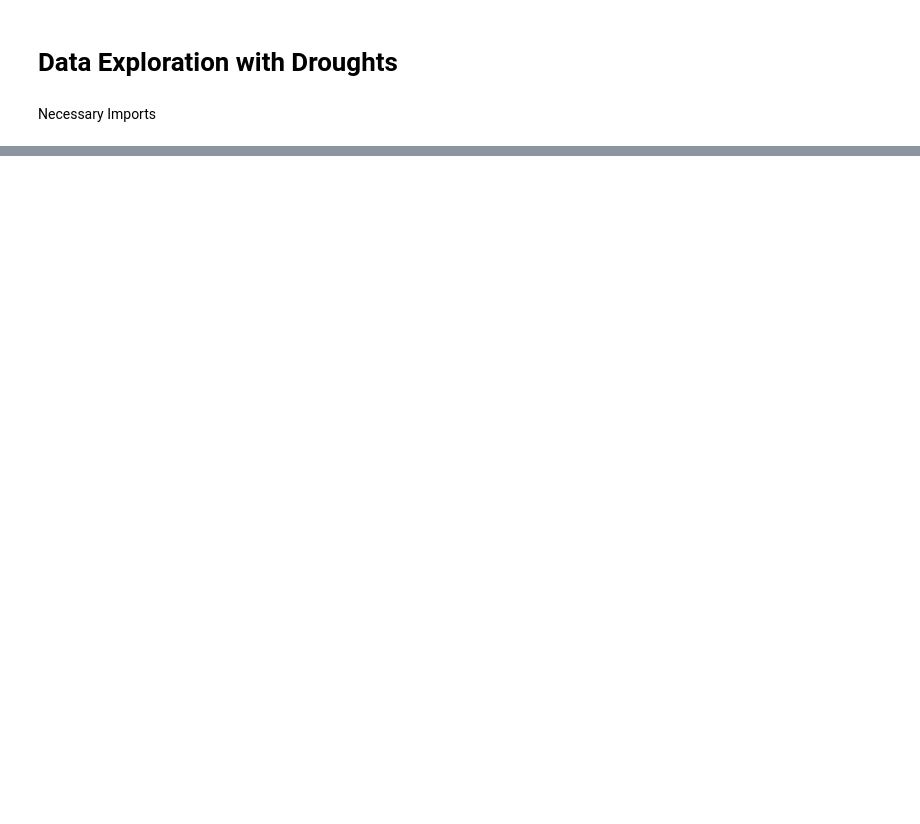
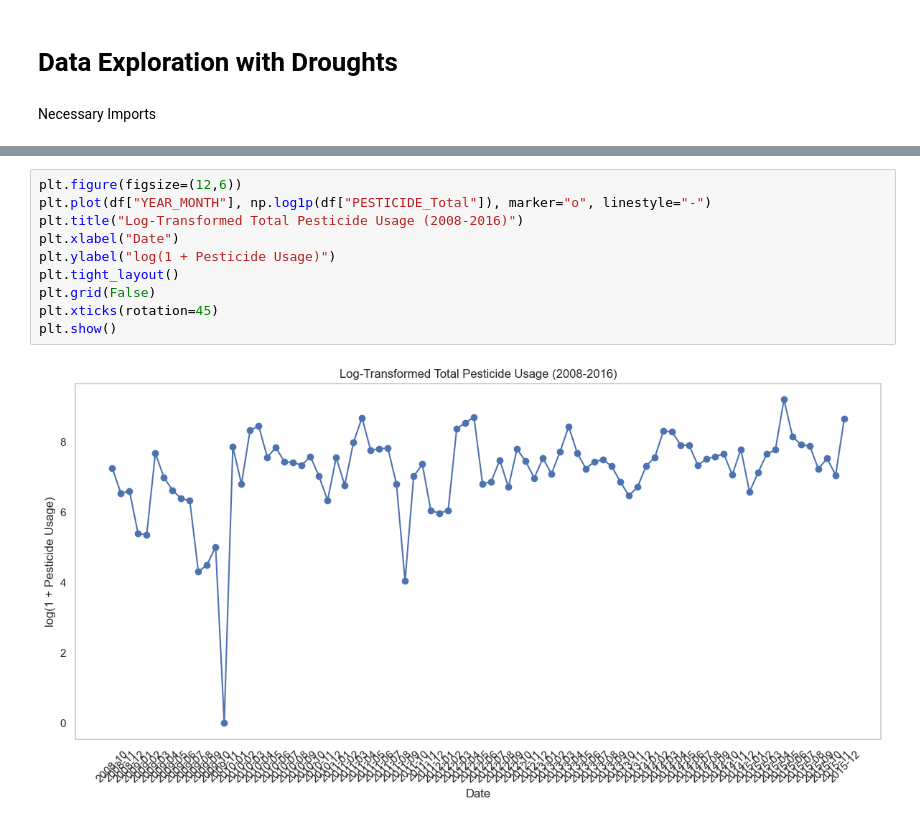
Before and after one commit to dillonallen92/ValleyFeverAnalysis_Cleaned, a Jupyter notebook: src/notebooks/data_investigation.ipynb, the cells around one changed output, grey strips where cells are left out. Saved outputs shown, nothing was run; the diff lists cells and outputs as text; blank space fills up the shorter version.

```diff
--- a/src/notebooks/data_investigation.ipynb
+++ b/src/notebooks/data_investigation.ipynb
@@ -121,0 +143,12 @@ array([[<Axes: title={'center': 'VFRate'}>,
+# %%
+plt.figure(figsize=(12,6))
+plt.plot(df["YEAR_MONTH"], np.log1p(df["PESTICIDE_Total"]), marker="o", linestyle="-")
+plt.title("Log-Transformed Total Pesticide Usage (2008-2016)")
+plt.xlabel("Date")
+plt.ylabel("log(1 + Pesticide Usage)")
+plt.tight_layout()
+plt.grid(False)
+plt.xticks(rotation=45)
+plt.show()
+# %% [output]
+[figure, added]
```
Also changed, not shown: parts of 15 cells of this notebook, 1 other file.
